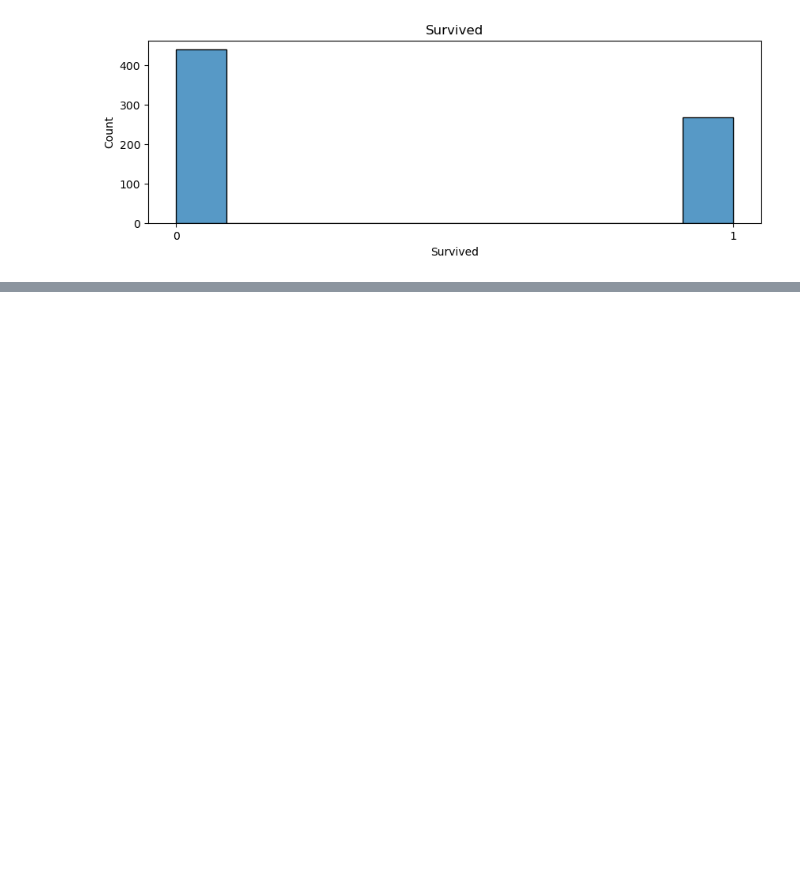
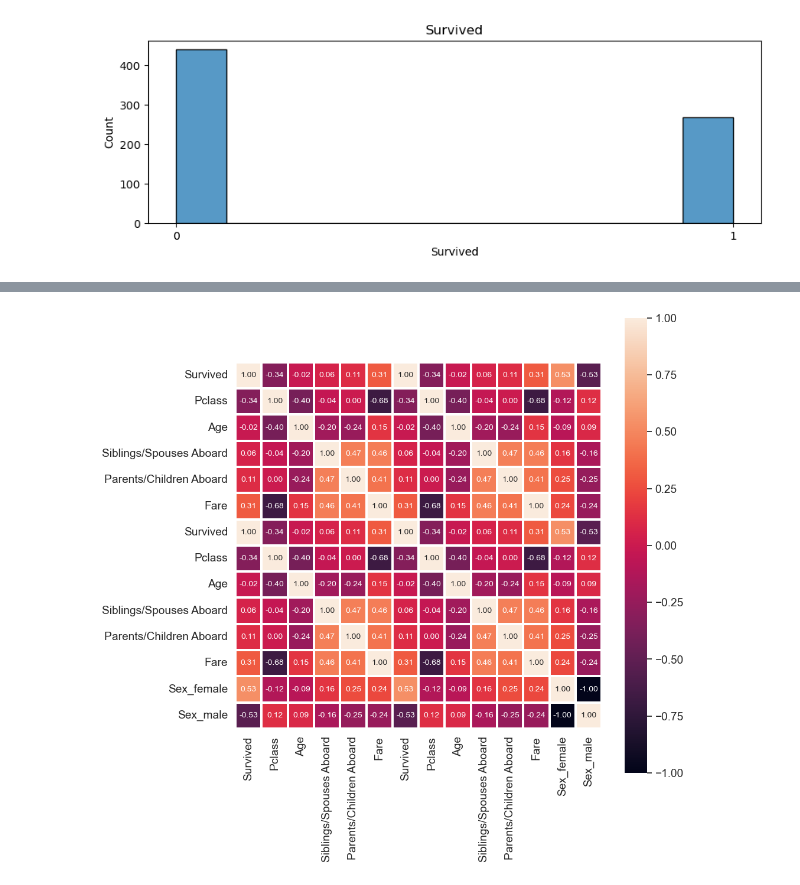
Before and after one commit to astronaut505/IcebergDodgers, a Jupyter notebook: titanic.ipynb, the cells around one changed output, grey strips where cells are left out. Cells and saved outputs as stored; diff of their text form; code cells hidden in the pictures; blank space fills up the shorter version.

```diff
--- a/titanic.ipynb
+++ b/titanic.ipynb
@@ -97,0 +155,3 @@ plt.show()
+# %%
+corr = df_train.corr(method="spearman")
+corr
@@ -97,0 +174,9 @@ plt.show()
+# %%
+plt.figure(figsize=(10,10))
+sns.set(font_scale=1.25)
+sns.heatmap(
+    corr, linewidths=1.5, annot=True, square=True, fmt=".2f", annot_kws={"size": 10}
+)
+plt.show()
+# %% [output]
+[figure, added]
```
Also changed, not shown: parts of 10 cells of this notebook.
